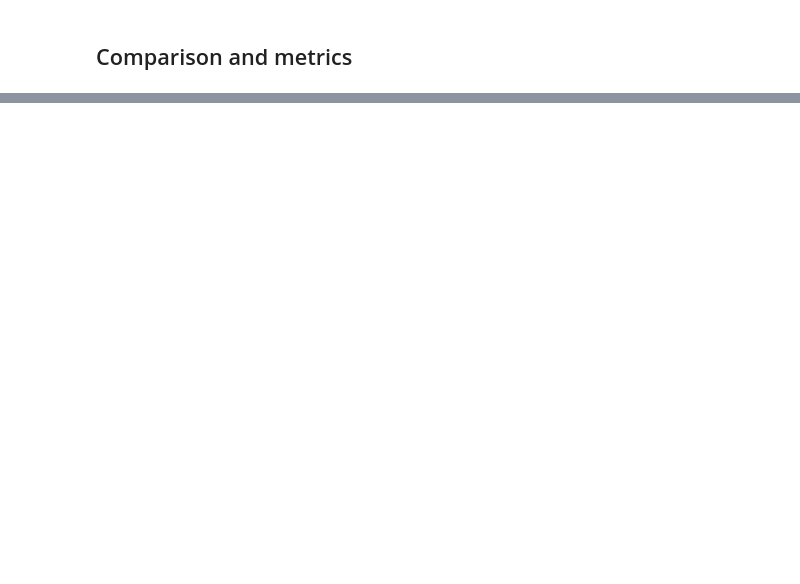
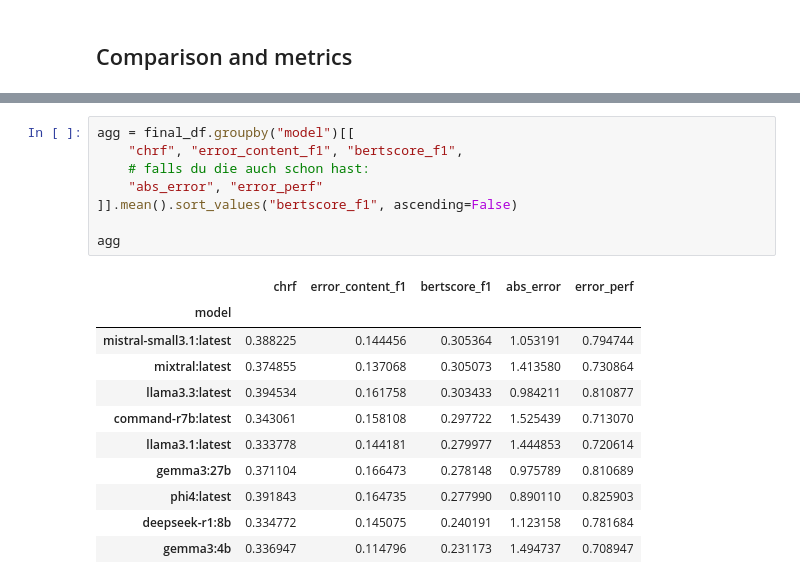
Before and after one commit to mauricehaas/EchoLearn, a Jupyter notebook: backend/llm_evaluation/evaluation_llm_exam_judge.ipynb, the cells around one changed output, grey strips where cells are left out. Saved outputs shown, nothing was run; the diff lists cells and outputs as text; blank space fills up the shorter version.

```diff
--- a/backend/llm_evaluation/evaluation_llm_exam_judge.ipynb
+++ b/backend/llm_evaluation/evaluation_llm_exam_judge.ipynb
@@ -398,0 +634,20 @@ plt.show()
+# %%
+agg = final_df.groupby("model")[[
+    "chrf", "error_content_f1", "bertscore_f1",
+    # falls du die auch schon hast:
+    "abs_error", "error_perf"
+]].mean().sort_values("bertscore_f1", ascending=False)
+
+agg
+# %% [output]
+|  | chrf | error_content_f1 | bertscore_f1 | abs_error | error_perf |
+| model |  |  |  |  |  |
+| mistral-small3.1:latest | 0.388225 | 0.144456 | 0.305364 | 1.053191 | 0.794744 |
+| mixtral:latest | 0.374855 | 0.137068 | 0.305073 | 1.413580 | 0.730864 |
+| llama3.3:latest | 0.394534 | 0.161758 | 0.303433 | 0.984211 | 0.810877 |
+| command-r7b:latest | 0.343061 | 0.158108 | 0.297722 | 1.525439 | 0.713070 |
+| llama3.1:latest | 0.333778 | 0.144181 | 0.279977 | 1.444853 | 0.720614 |
+| gemma3:27b | 0.371104 | 0.166473 | 0.278148 | 0.975789 | 0.810689 |
+| phi4:latest | 0.391843 | 0.164735 | 0.277990 | 0.890110 | 0.825903 |
+| deepseek-r1:8b | 0.334772 | 0.145075 | 0.240191 | 1.123158 | 0.781684 |
+| gemma3:4b | 0.336947 | 0.114796 | 0.231173 | 1.494737 | 0.708947 |
```
Also changed, not shown: parts of 20 cells of this notebook, 6 other files.
